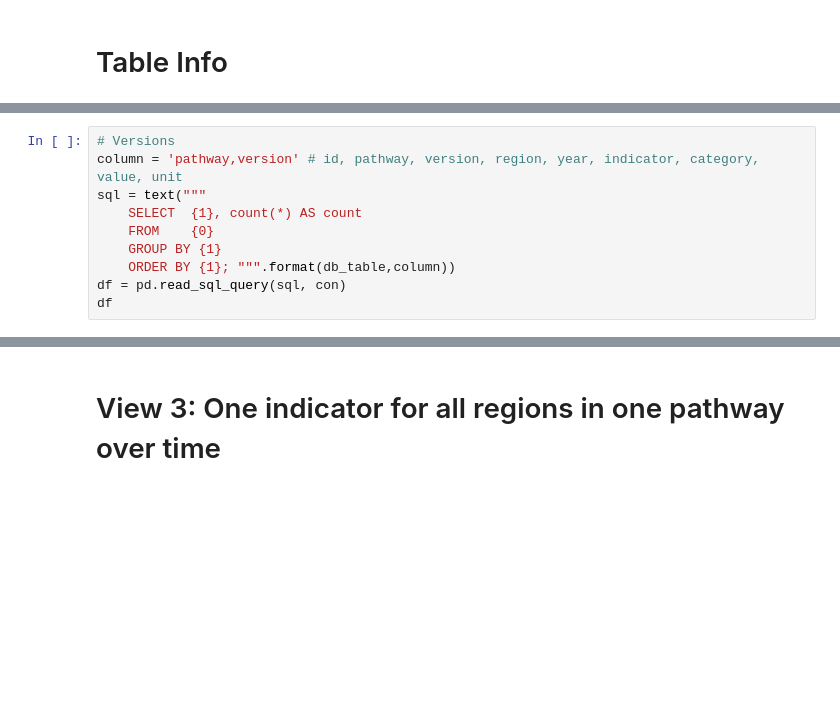
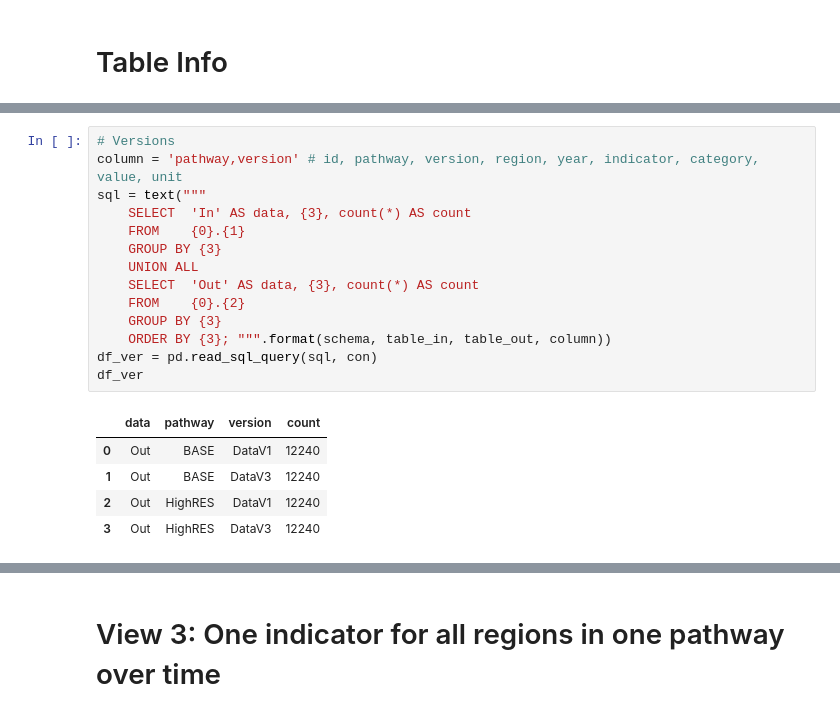
Before and after one commit to ReeemProject/reeem_db, a Jupyter notebook: database_views/reeem_jupyter/reeem_db_plot_EcoSense.ipynb, the cells around one changed output, grey strips where cells are left out. Cells and saved outputs as stored; diff of their text form; blank space fills up the shorter version.

```diff
--- a/database_views/reeem_jupyter/reeem_db_plot_EcoSense.ipynb
+++ b/database_views/reeem_jupyter/reeem_db_plot_EcoSense.ipynb
@@ -94,13 +129,23 @@ df
 # %%
 # Versions
 column = 'pathway,version' # id, pathway, version, region, year, indicator, category, value, unit
 sql = text("""
-    SELECT  {1}, count(*) AS count
-    FROM    {0}
-    GROUP BY {1}
-    ORDER BY {1}; """.format(db_table,column))
-df = pd.read_sql_query(sql, con)
-df
+    SELECT  'In' AS data, {3}, count(*) AS count
+    FROM    {0}.{1}
+    GROUP BY {3}
+    UNION ALL
+    SELECT  'Out' AS data, {3}, count(*) AS count
+    FROM    {0}.{2}
+    GROUP BY {3}
+    ORDER BY {3}; """.format(schema, table_in, table_out, column))
+df_ver = pd.read_sql_query(sql, con)
+df_ver
+# %% [output]
+|  | data | pathway | version | count |
+| 0 | Out | BASE | DataV1 | 12240 |
+| 1 | Out | BASE | DataV3 | 12240 |
+| 2 | Out | HighRES | DataV1 | 12240 |
+| 3 | Out | HighRES | DataV3 | 12240 |
 # %%
 # Years
 column = 'year' # id, pathway, version, region, year, indicator, category, value, unit
```
Also changed, not shown: parts of 20 cells of this notebook, 6 other files.
